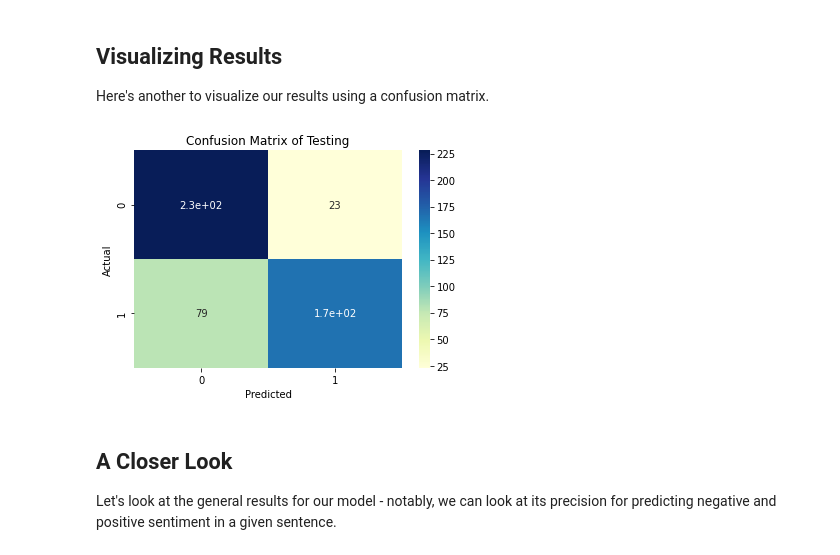
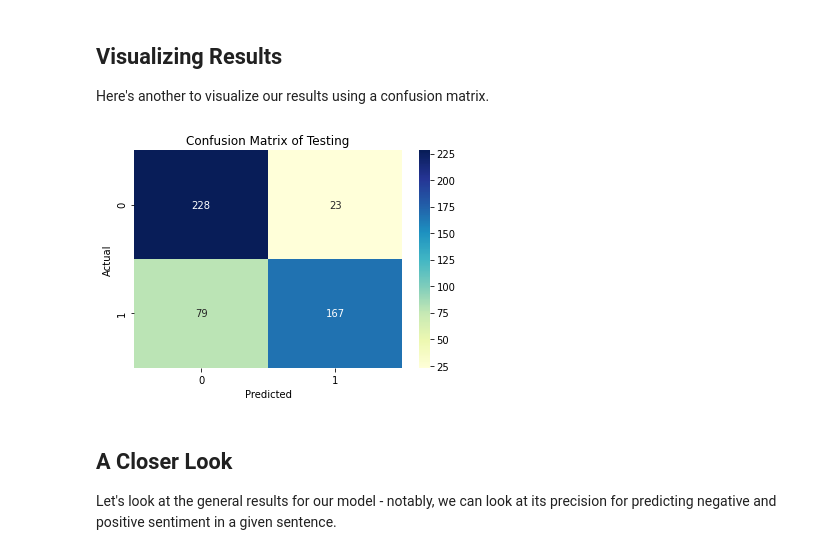
Before and after one commit to laurajjiang/capstone-notebooks, a Jupyter notebook: _notebooks/2021-01-10-Text Classification.ipynb, the cells around one changed output. Saved outputs shown, nothing was run; the diff lists cells and outputs as text; code cells hidden in the pictures.

```diff
--- a/_notebooks/2021-01-10-Text Classification.ipynb
+++ b/_notebooks/2021-01-10-Text Classification.ipynb
@@ -389,20 +389,20 @@ Here's another to visualize our results using a confusion matrix.
 # %%
 #collapse-hide
 
 data = {'Actual':    testingLabels,
         'Predicted': testingPredictions
         }
 
 df = pd.DataFrame(data, columns=['Actual','Predicted'])
 confusion_matrix = pd.crosstab(df['Actual'], df['Predicted'], rownames=['Actual'], colnames=['Predicted'])
 
-ax = sns.heatmap(confusion_matrix, annot=True,cmap="YlGnBu")
+ax = sns.heatmap(confusion_matrix, annot=True,cmap="YlGnBu", fmt='d')
 ax.set_ylim(2.0, 0)
 
 plt.title('Confusion Matrix of Testing')
 plt.show()
 # %% [output]
-[figure, old version]
+[figure, new version]
 # %% [markdown]
 ## A Closer Look
 
```
Also changed, not shown: 3 other files.
